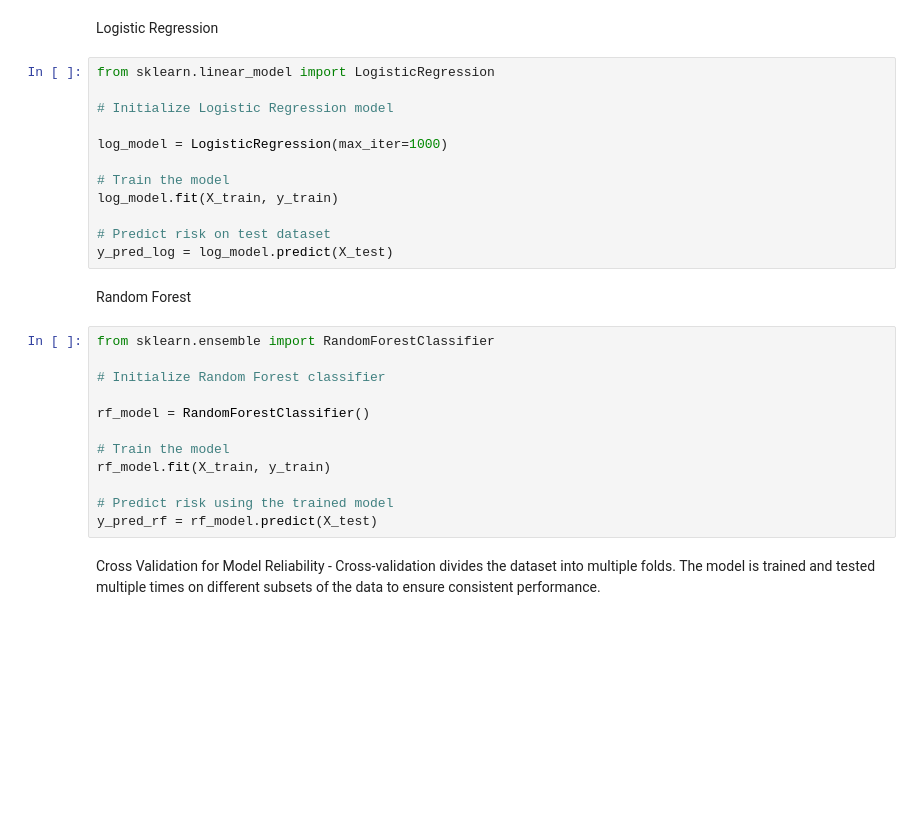
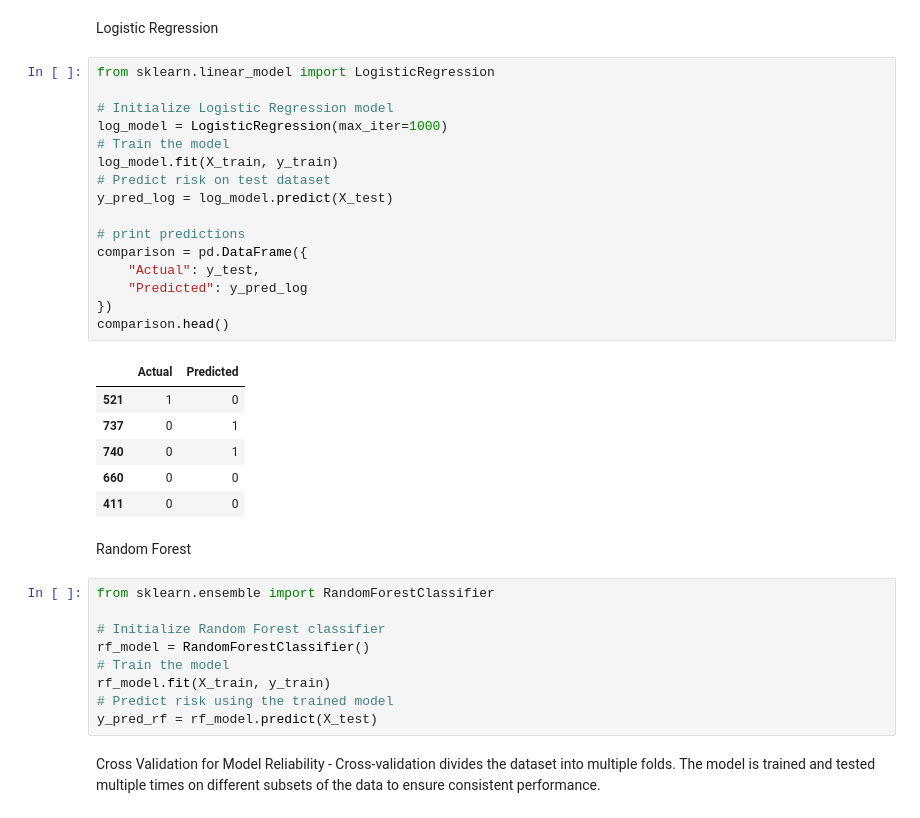
Before and after one commit to rphm95/credit-risk-classification, a Jupyter notebook: notebook/credit_risk_project.ipynb, the cells around one changed output. Drawn from its saved outputs; the diff is of its cells as text; blank space fills up the shorter version.

```diff
--- a/notebook/credit_risk_project.ipynb
+++ b/notebook/credit_risk_project.ipynb
@@ -240,27 +266,35 @@ Logistic Regression
 # %%
 from sklearn.linear_model import LogisticRegression
 
 # Initialize Logistic Regression model
-
 log_model = LogisticRegression(max_iter=1000)
-
 # Train the model
 log_model.fit(X_train, y_train)
-
 # Predict risk on test dataset
 y_pred_log = log_model.predict(X_test)
+
+# print predictions
+comparison = pd.DataFrame({
+    "Actual": y_test,
+    "Predicted": y_pred_log
+})
+comparison.head()
+# %% [output]
+|  | Actual | Predicted |
+| 521 | 1 | 0 |
+| 737 | 0 | 1 |
+| 740 | 0 | 1 |
+| 660 | 0 | 0 |
+| 411 | 0 | 0 |
 # %% [markdown]
 Random Forest
 # %%
 from sklearn.ensemble import RandomForestClassifier
 
 # Initialize Random Forest classifier
-
 rf_model = RandomForestClassifier()
-
 # Train the model
 rf_model.fit(X_train, y_train)
-
 # Predict risk using the trained model
 y_pred_rf = rf_model.predict(X_test)
 # %% [markdown]
```
Also changed, not shown: parts of 14 cells of this notebook.
